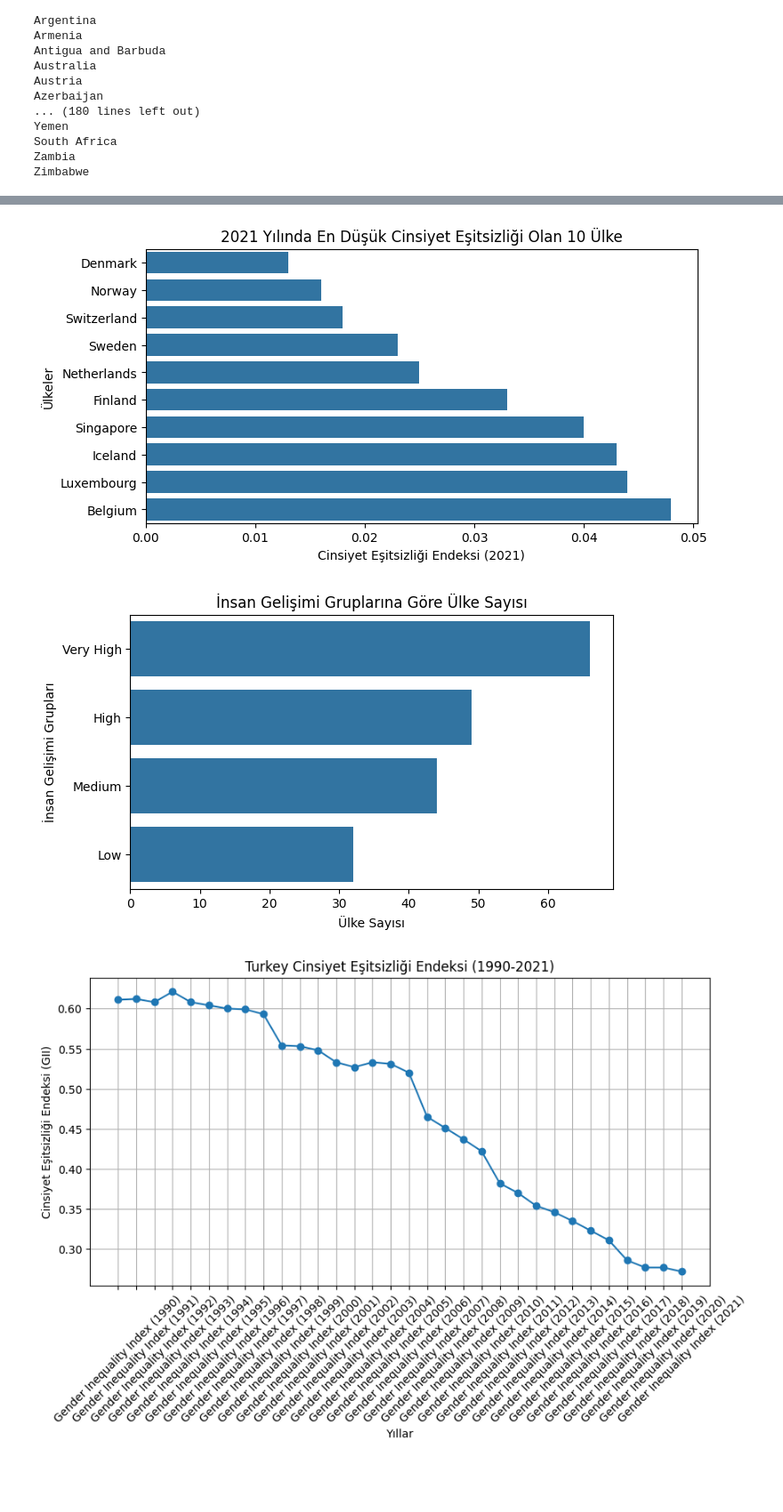
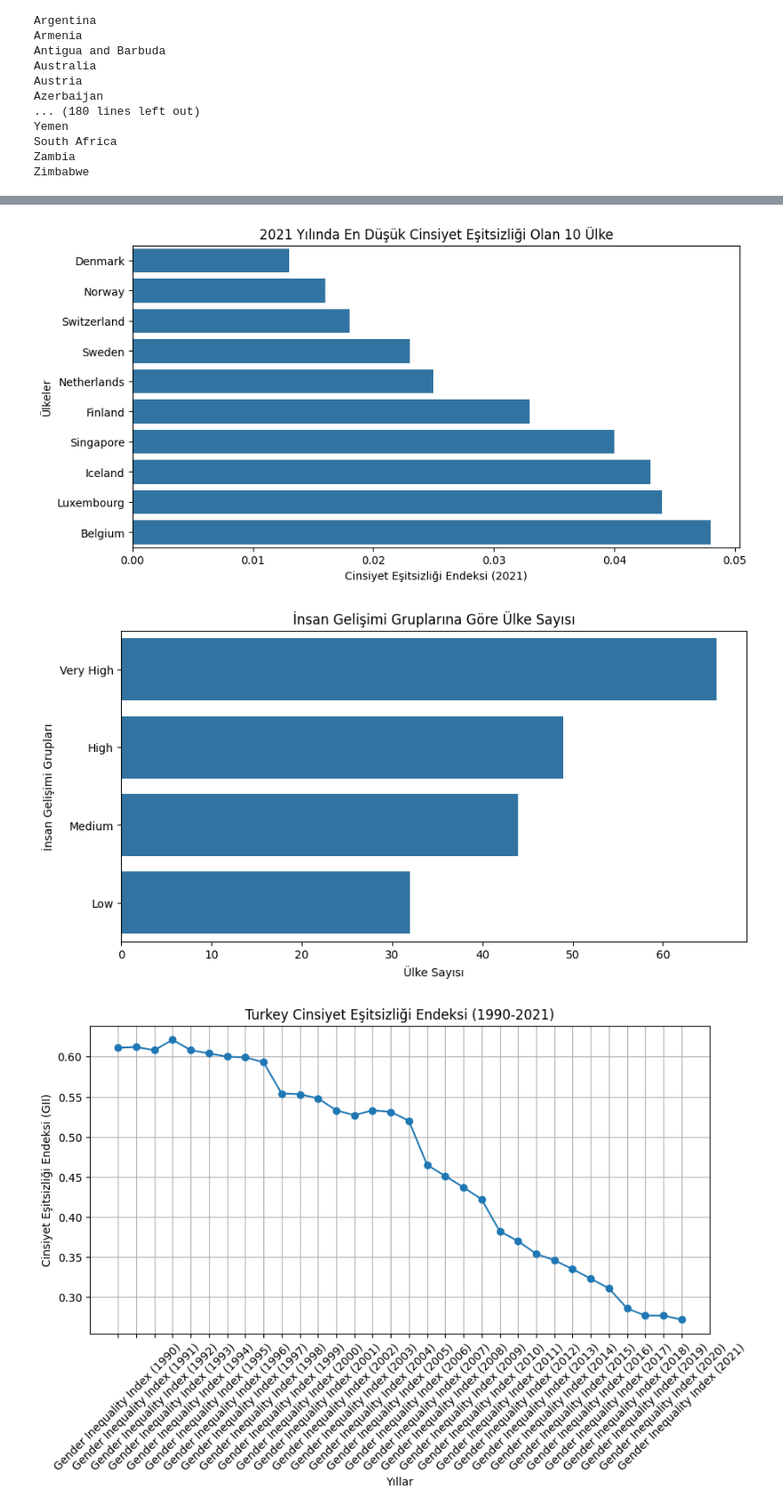
Before and after one commit to aysemermer/Gelecek-Hayalim-W-Code-Veri-Bilimi-Atolyesi, a Jupyter notebook: Gelecek_Hayalim_W_Code_Veri_Bilimi_Atölyesi_Final_Ödevi.ipynb, the cells around one changed output, grey strips where cells are left out. Shown at 89% size. Drawn from its saved outputs; the diff is of its cells as text; code cells hidden in the pictures; blank space fills up the shorter version.

```diff
--- a/Gelecek_Hayalim_W_Code_Veri_Bilimi_Atölyesi_Final_Ödevi.ipynb
+++ b/Gelecek_Hayalim_W_Code_Veri_Bilimi_Atölyesi_Final_Ödevi.ipynb
@@ -163,21 +163,21 @@ plt.show()
 # %%
-plt.figure(figsize=(8, 4))
+plt.figure(figsize=(10, 5))
 sns.barplot(x='Gender Inequality Index (2021)', y='Country', data=df.sort_values(by='Gender Inequality Index (2021)').head(10))
 plt.title("2021 Yılında En Düşük Cinsiyet Eşitsizliği Olan 10 Ülke")
 plt.xlabel("Cinsiyet Eşitsizliği Endeksi (2021)")
 plt.ylabel("Ülkeler")
 plt.show()
 # %% [output]
-[figure, old version]
+[figure, new version]
 # %%
-plt.figure(figsize=(7, 4))
+plt.figure(figsize=(10, 5))
 sns.countplot(y='Human Development Groups', data=df, order=df['Human Development Groups'].value_counts().index)
 plt.title("İnsan Gelişimi Gruplarına Göre Ülke Sayısı")
 plt.xlabel("Ülke Sayısı")
 plt.ylabel("İnsan Gelişimi Grupları")
 plt.show()
 # %% [output]
-[figure, old version]
+[figure, new version]
 # %%
 ulke1 = 'Turkey'
 ulke1_verisi = df[df['Country'] == ulke1]
```
Also changed, not shown: parts of 2 cells of this notebook.
